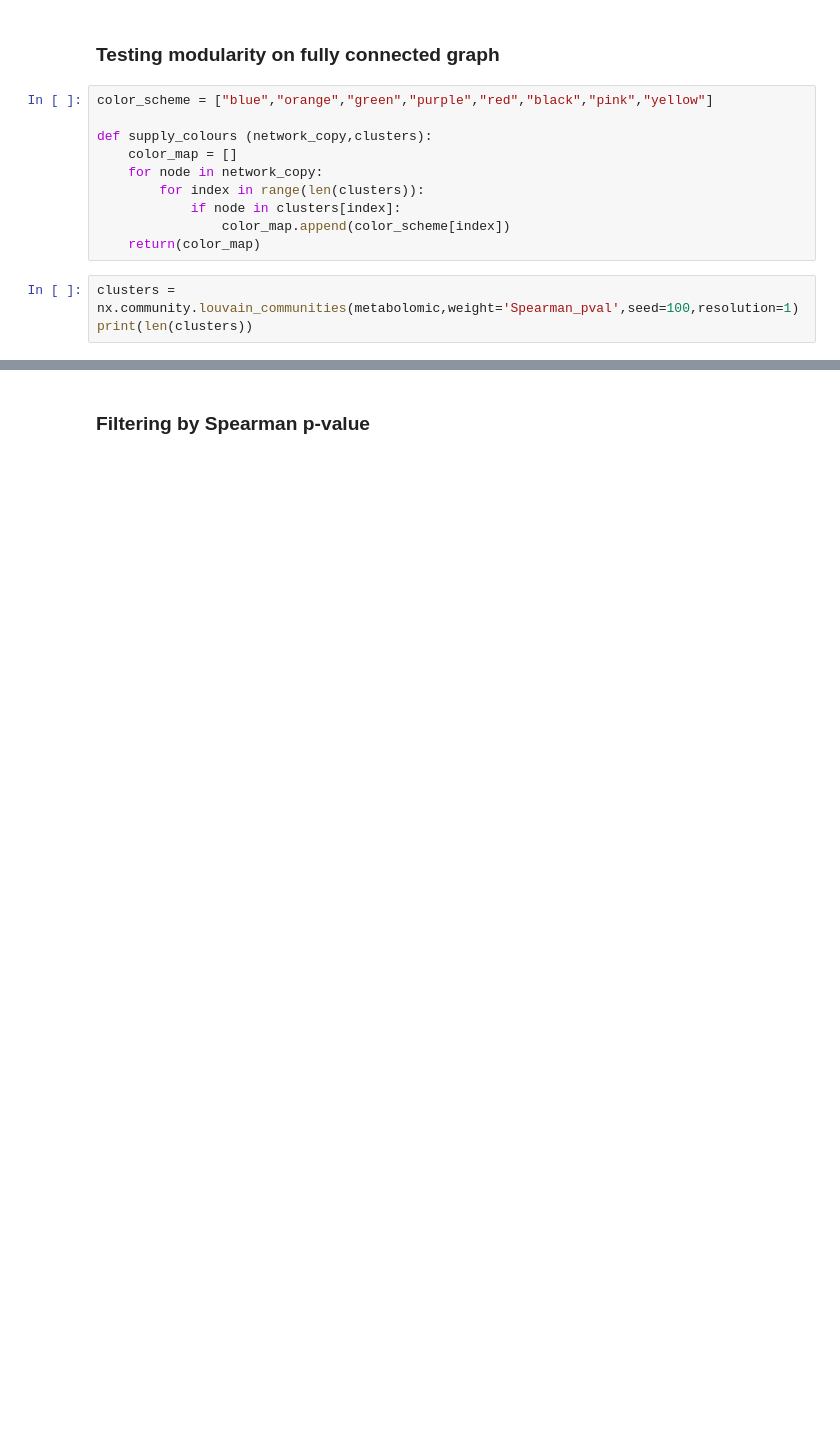
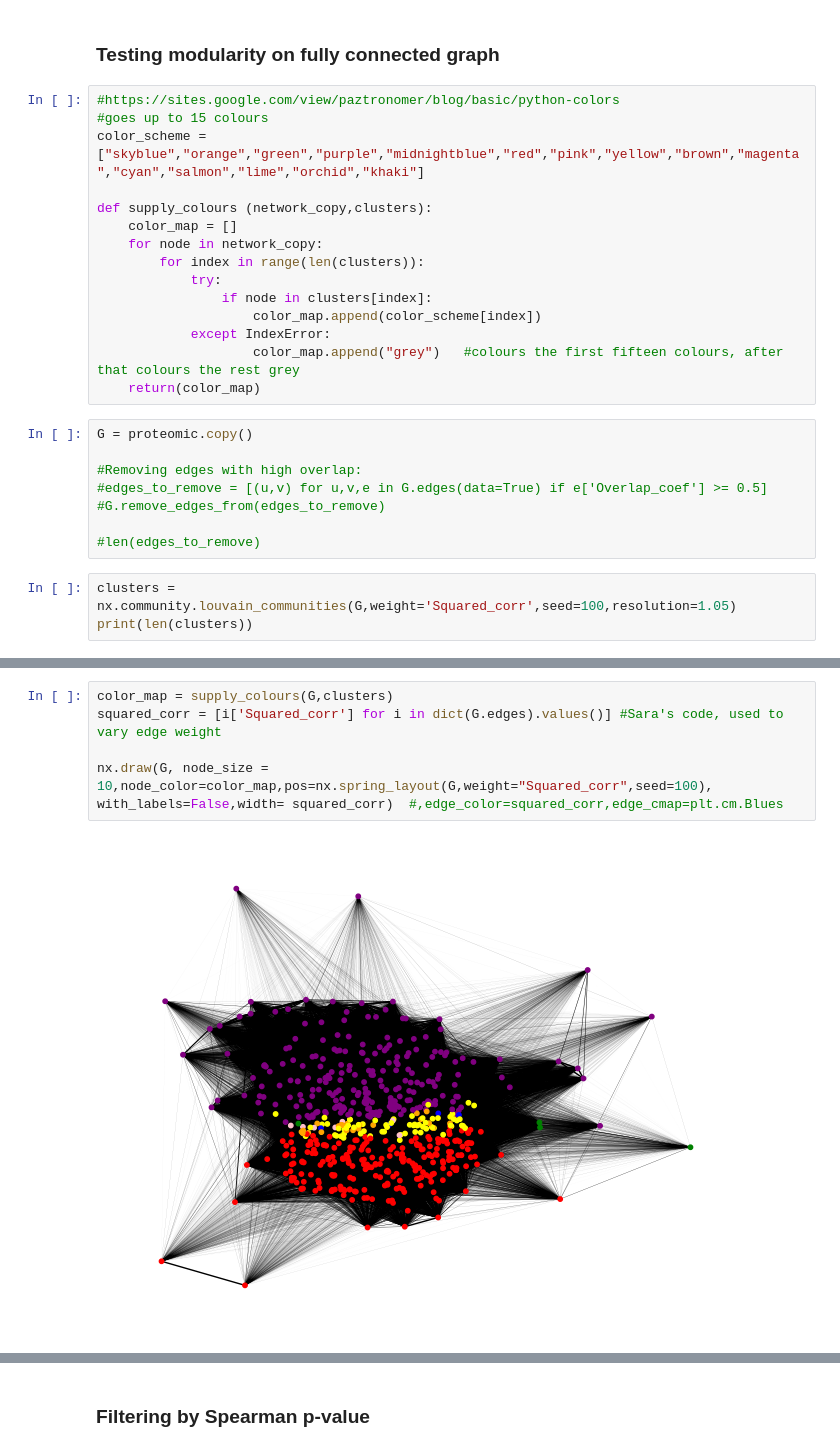
Before and after one commit to j-keung/multiomics-pathway-analysis, a Jupyter notebook: modularity_test.ipynb, the cells around one changed output, grey strips where cells are left out. Drawn from its saved outputs; the diff is of its cells as text; blank space fills up the shorter version.

```diff
--- a/modularity_test.ipynb
+++ b/modularity_test.ipynb
@@ -25,16 +26,29 @@ EdgeDataView([('R-HSA-110331', 'R-HSA-112310', {'Squared_corr': 0.12238634053831
 # %% [markdown]
 ### Testing modularity on fully connected graph
 # %%
-color_scheme = ["blue","orange","green","purple","red","black","pink","yellow"]
+#https://sites.google.com/view/paztronomer/blog/basic/python-colors
+#goes up to 15 colours
+color_scheme = ["skyblue","orange","green","purple","midnightblue","red","pink","yellow","brown","magenta","cyan","salmon","lime","orchid","khaki"]
 
 def supply_colours (network_copy,clusters):
     color_map = []
     for node in network_copy:
         for index in range(len(clusters)):
-            if node in clusters[index]:
-                color_map.append(color_scheme[index])
+            try:
+                if node in clusters[index]:
+                    color_map.append(color_scheme[index])
+            except IndexError:
+                    color_map.append("grey")   #colours the first fifteen colours, after that colours the rest grey
     return(color_map)
+# %%
+G = proteomic.copy()
+
+#Removing edges with high overlap:
+#edges_to_remove = [(u,v) for u,v,e in G.edges(data=True) if e['Overlap_coef'] >= 0.5]
+#G.remove_edges_from(edges_to_remove)
+
+#len(edges_to_remove)
 # %%
-clusters = nx.community.louvain_communities(metabolomic,weight='Spearman_pval',seed=100,resolution=1)
+clusters = nx.community.louvain_communities(G,weight='Squared_corr',seed=100,resolution=1.05)
 print(len(clusters))
 # %% [output]
@@ -47,2 +73,9 @@ nx.draw(metabolomic, node_size = 5,node_color=color_map,pos=nx.spring_layout(met
+# %%
+color_map = supply_colours(G,clusters)
+squared_corr = [i['Squared_corr'] for i in dict(G.edges).values()] #Sara's code, used to vary edge weight
+
+nx.draw(G, node_size = 10,node_color=color_map,pos=nx.spring_layout(G,weight="Squared_corr",seed=100), with_labels=False,width= squared_corr)  #,edge_color=squared_corr,edge_cmap=plt.cm.Blues
+# %% [output]
+[figure, added]
 # %%
 #Does not work with a fully connected graph...
```
Also changed, not shown: parts of 25 cells of this notebook, 1 other file.
